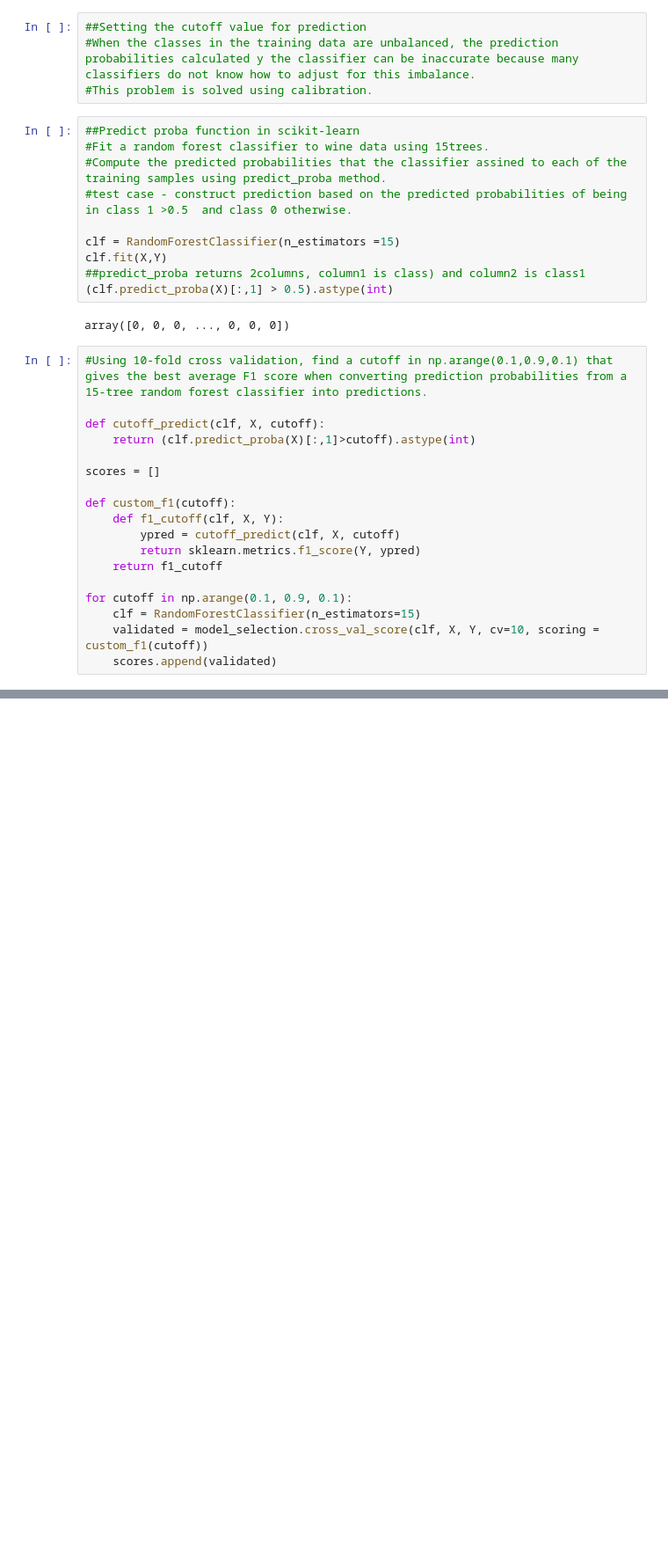
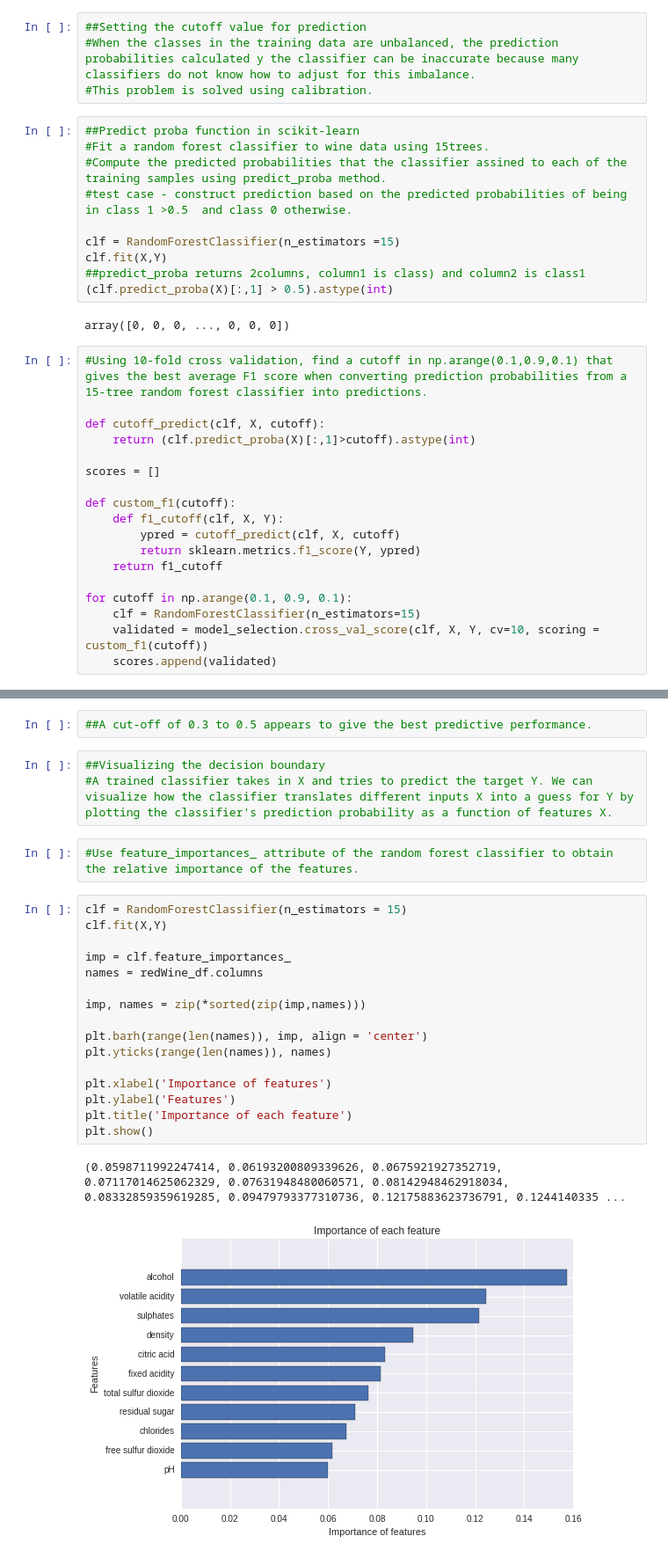
Before and after one commit to AishRatsh/ML_Algorithms, a Jupyter notebook: UnBalancedClass_SVM_Randomforest_DecisionTrees.py.ipynb, the cells around one changed output, grey strips where cells are left out. Shown: that part at 88% size. Saved outputs shown, nothing was run; the diff lists cells and outputs as text; blank space fills up the shorter version.

```diff
--- a/UnBalancedClass_SVM_Randomforest_DecisionTrees.py.ipynb
+++ b/UnBalancedClass_SVM_Randomforest_DecisionTrees.py.ipynb
@@ -141,0 +142,26 @@ plt.show()
+# %%
+##A cut-off of 0.3 to 0.5 appears to give the best predictive performance.
+# %%
+##Visualizing the decision boundary
+#A trained classifier takes in X and tries to predict the target Y. We can visualize how the classifier translates different inputs X into a guess for Y by plotting the classifier's prediction probability as a function of features X.
+# %%
+#Use feature_importances_ attribute of the random forest classifier to obtain the relative importance of the features.
+# %%
+clf = RandomForestClassifier(n_estimators = 15)
+clf.fit(X,Y)
+
+imp = clf.feature_importances_
+names = redWine_df.columns
+
+imp, names = zip(*sorted(zip(imp,names)))
+
+plt.barh(range(len(names)), imp, align = 'center')
+plt.yticks(range(len(names)), names)
+
+plt.xlabel('Importance of features')
+plt.ylabel('Features')
+plt.title('Importance of each feature')
+plt.show()
+# %% [output]
+(0.0598711992247414, 0.06193200809339626, 0.0675921927352719, 0.07117014625062329, 0.07631948480060571, 0.08142948462918034, 0.08332859359619285, 0.09479793377310736, 0.12175883623736791, 0.1244140335 ...
+[figure, added]
```
Also changed, not shown: parts of 10 cells of this notebook.
